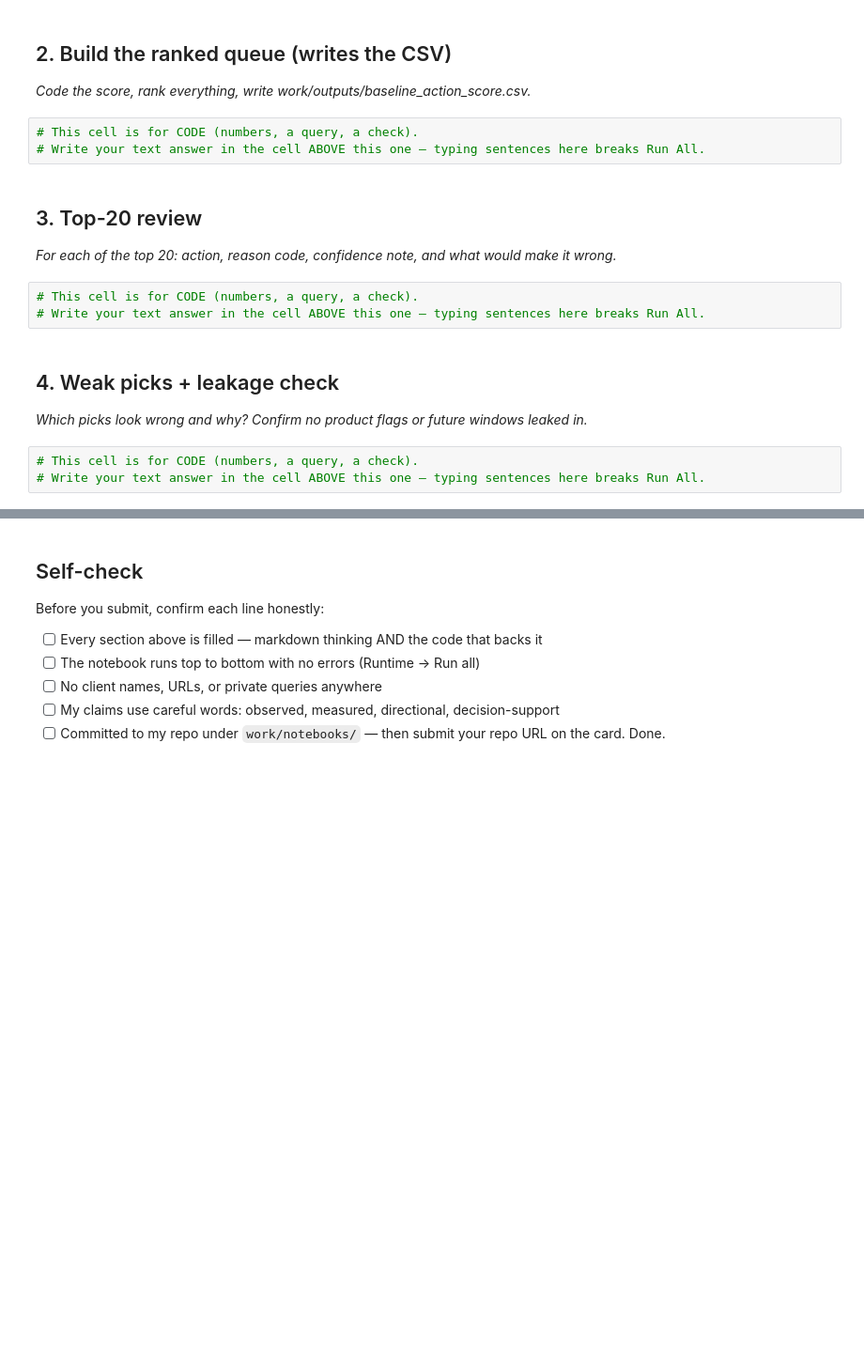
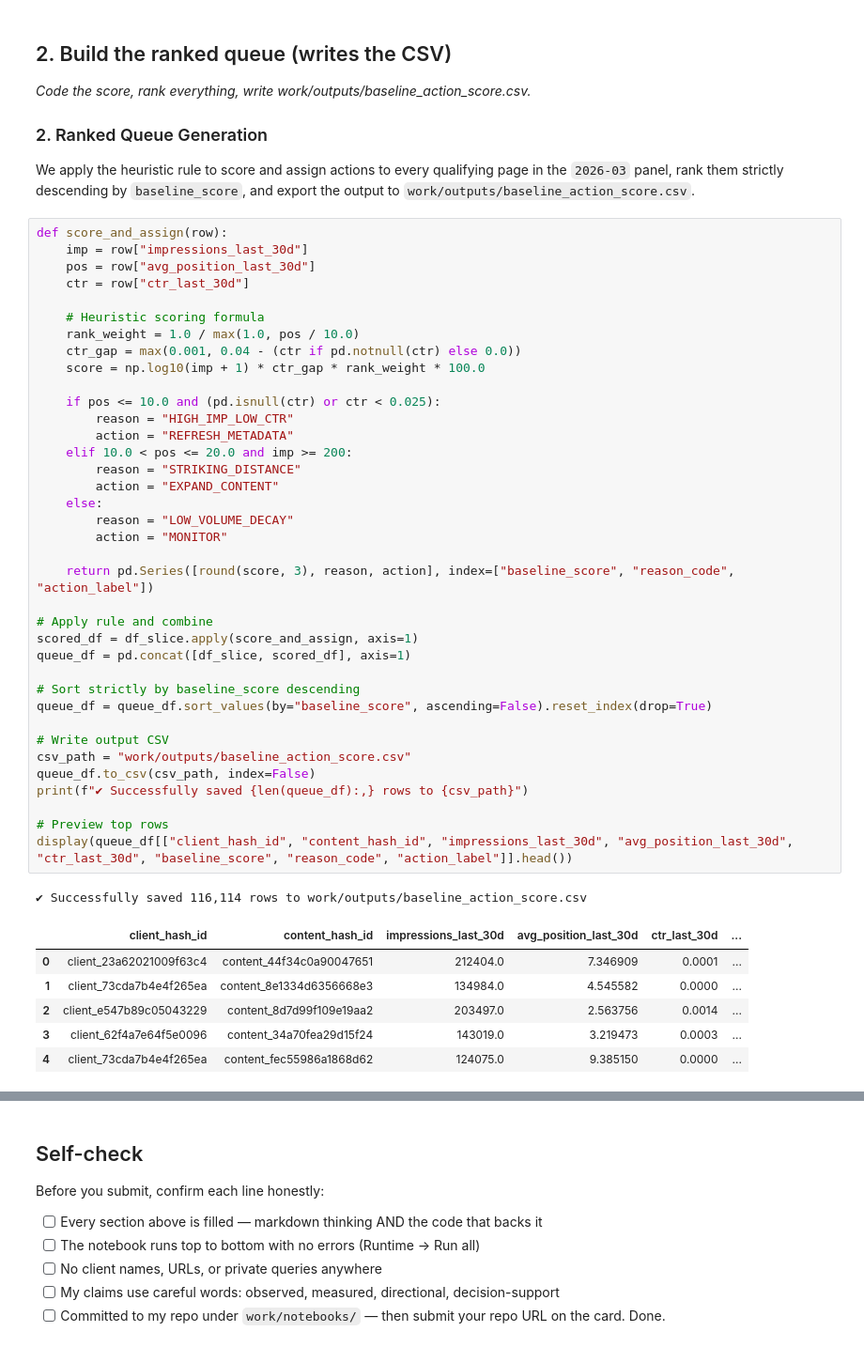
Before and after one commit to Venomm777/FlyAi, a Jupyter notebook: work/notebooks/w04_baseline_score.ipynb, the cells around one changed output, grey strips where cells are left out. Shown at 94% size. Drawn from its saved outputs; the diff is of its cells as text; blank space fills up the shorter version.

```diff
--- a/work/notebooks/w04_baseline_score.ipynb
+++ b/work/notebooks/w04_baseline_score.ipynb
@@ -17,20 +125,51 @@ This skeleton is yours to fill. Work the sections **in order** — each one has
 ## 2. Build the ranked queue (writes the CSV)
 
 *Code the score, rank everything, write work/outputs/baseline_action_score.csv.*
+### 2. Ranked Queue Generation
+
+We apply the heuristic rule to score and assign actions to every qualifying page in the `2026-03` panel, rank them strictly descending by `baseline_score`, and export the output to `work/outputs/baseline_action_score.csv`.
-# %%
-# This cell is for CODE (numbers, a query, a check).
-# Write your text answer in the cell ABOVE this one — typing sentences here breaks Run All.
-# %% [markdown]
-## 3. Top-20 review
-
-*For each of the top 20: action, reason code, confidence note, and what would make it wrong.*
-# %%
-# This cell is for CODE (numbers, a query, a check).
-# Write your text answer in the cell ABOVE this one — typing sentences here breaks Run All.
-# %% [markdown]
-## 4. Weak picks + leakage check
-
-*Which picks look wrong and why? Confirm no product flags or future windows leaked in.*
-# %%
-# This cell is for CODE (numbers, a query, a check).
-# Write your text answer in the cell ABOVE this one — typing sentences here breaks Run All.
+# %%
+def score_and_assign(row):
+    imp = row["impressions_last_30d"]
+    pos = row["avg_position_last_30d"]
+    ctr = row["ctr_last_30d"]
+
+    # Heuristic scoring formula
+    rank_weight = 1.0 / max(1.0, pos / 10.0)
+    ctr_gap = max(0.001, 0.04 - (ctr if pd.notnull(ctr) else 0.0))
+    score = np.log10(imp + 1) * ctr_gap * rank_weight * 100.0
+
+    if pos <= 10.0 and (pd.isnull(ctr) or ctr < 0.025):
+        reason = "HIGH_IMP_LOW_CTR"
+        action = "REFRESH_METADATA"
+    elif 10.0 < pos <= 20.0 and imp >= 200:
+        reason = "STRIKING_DISTANCE"
+        action = "EXPAND_CONTENT"
+    else:
+        reason = "LOW_VOLUME_DECAY"
+        action = "MONITOR"
+
+    return pd.Series([round(score, 3), reason, action], index=["baseline_score", "reason_code", "action_label"])
+
+# Apply rule and combine
+scored_df = df_slice.apply(score_and_assign, axis=1)
+queue_df = pd.concat([df_slice, scored_df], axis=1)
+
+# Sort strictly by baseline_score descending
+queue_df = queue_df.sort_values(by="baseline_score", ascending=False).reset_index(drop=True)
+
+# Write output CSV
+csv_path = "work/outputs/baseline_action_score.csv"
+queue_df.to_csv(csv_path, index=False)
+print(f"✔ Successfully saved {len(queue_df):,} rows to {csv_path}")
+
+# Preview top rows
+display(queue_df[["client_hash_id", "content_hash_id", "impressions_last_30d", "avg_position_last_30d", "ctr_last_30d", "baseline_score", "reason_code", "action_label"]].head())
+# %% [output]
+✔ Successfully saved 116,114 rows to work/outputs/baseline_action_score.csv
+|  | client_hash_id | content_hash_id | impressions_last_30d | avg_position_last_30d | ctr_last_30d | ... |
+| 0 | client_23a62021009f63c4 | content_44f34c0a90047651 | 212404.0 | 7.346909 | 0.0001 | ... |
+| 1 | client_73cda7b4e4f265ea | content_8e1334d6356668e3 | 134984.0 | 4.545582 | 0.0000 | ... |
+| 2 | client_e547b89c05043229 | content_8d7d99f109e19aa2 | 203497.0 | 2.563756 | 0.0014 | ... |
+| 3 | client_62f4a7e64f5e0096 | content_34a70fea29d15f24 | 143019.0 | 3.219473 | 0.0003 | ... |
+| 4 | client_73cda7b4e4f265ea | content_fec55986a1868d62 | 124075.0 | 9.385150 | 0.0000 | ... |
```
Also changed, not shown: parts of 10 cells of this notebook.
